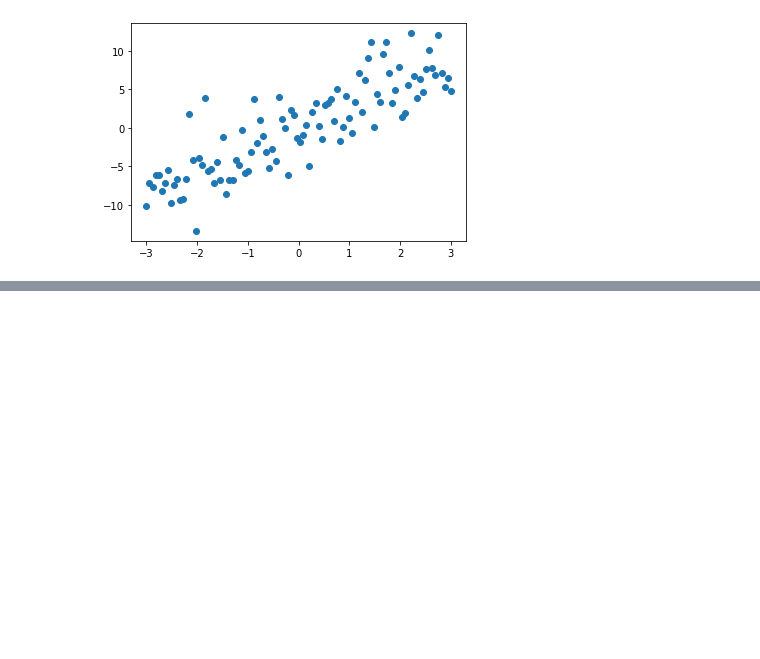
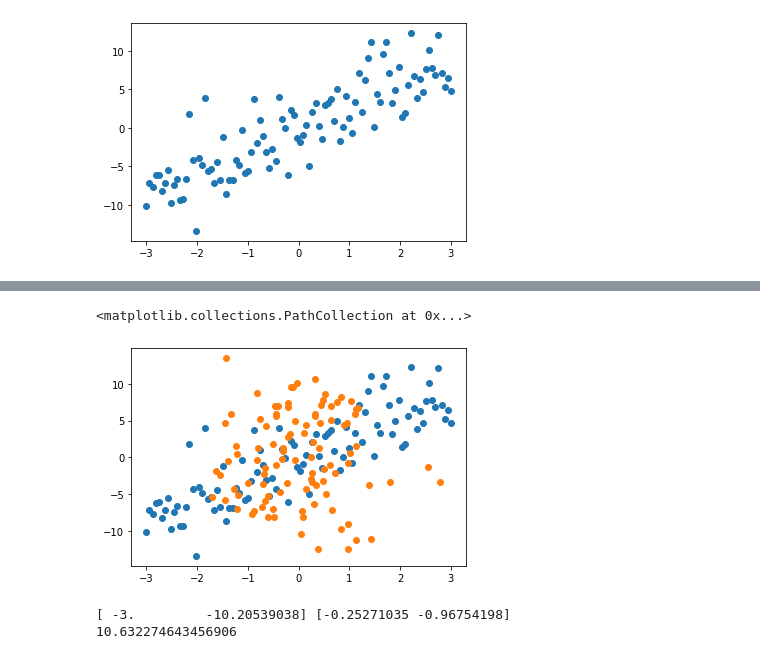
Before and after one commit to psalazarg02/MetodosComputacionales20222, a Jupyter notebook: Week15/Covarianza.ipynb, the cells around one changed output, grey strips where cells are left out. Saved outputs shown, nothing was run; the diff lists cells and outputs as text; code cells hidden in the pictures; blank space fills up the shorter version.

```diff
--- a/Week15/Covarianza.ipynb
+++ b/Week15/Covarianza.ipynb
@@ -80,0 +98,12 @@ array([[ 3.09152137,  8.82101855],
+# %%
+plt.scatter(data[:,0],data[:,1])
+plt.scatter(new_data[0,:],new_data[1,:])
+# %% [output]
+<matplotlib.collections.PathCollection at 0x...>
+[figure, added]
+# %%
+print(data[0], vectores.T[1])
+print(np.dot(data[0],vectores.T[1]))
+# %% [output]
+[ -3.         -10.20539038] [-0.25271035 -0.96754198]
+10.632274643456906
```
Also changed, not shown: parts of 24 cells of this notebook.
